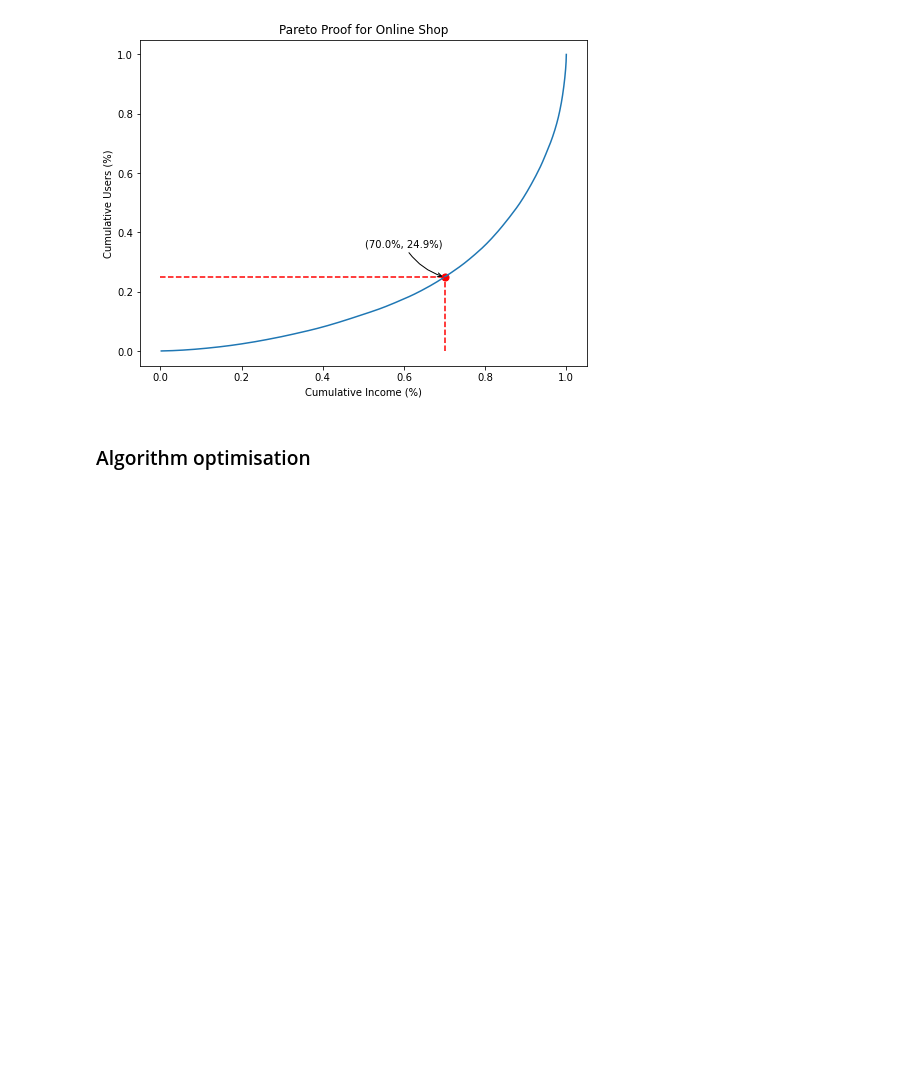
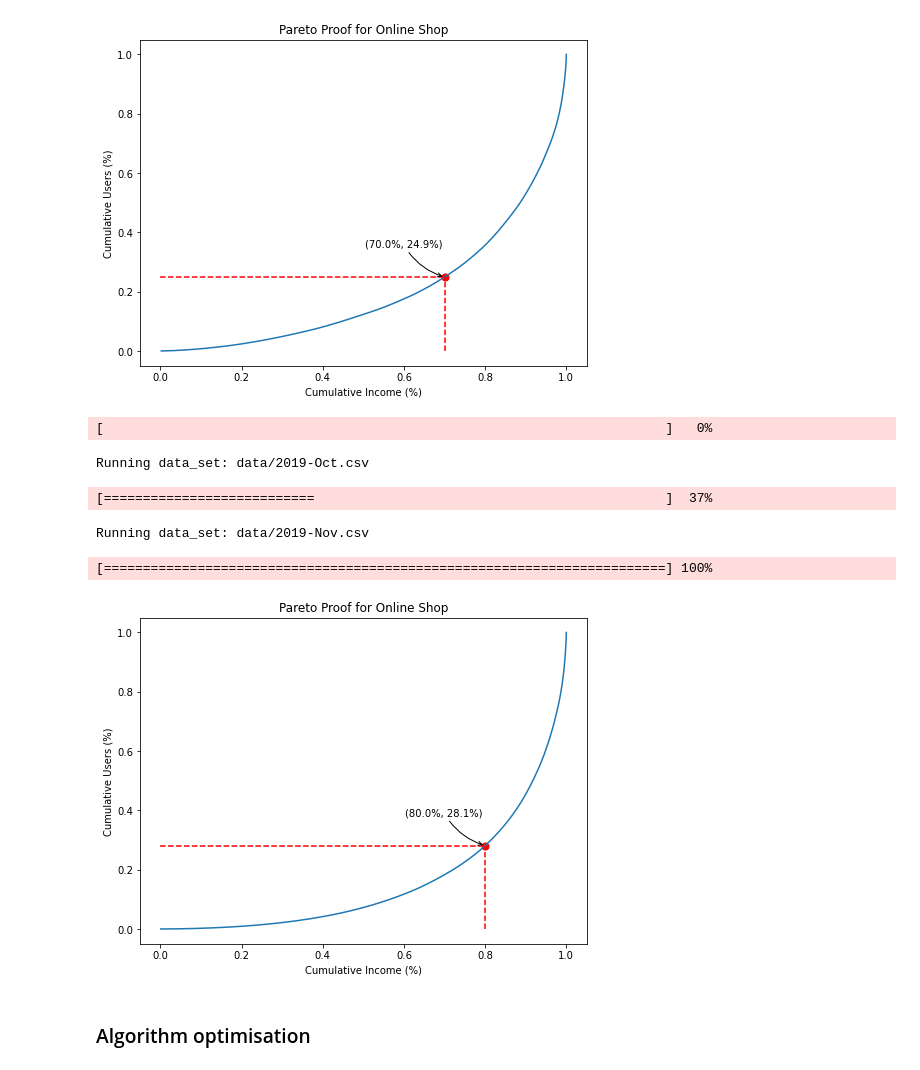
Before and after one commit to ADM-Homework-2/Homework_2, a Jupyter notebook: Main.ipynb, the cells around one changed output. Cells and saved outputs as stored; diff of their text form; code cells hidden in the pictures; blank space fills up the shorter version.

```diff
--- a/Main.ipynb
+++ b/Main.ipynb
@@ -463,6 +388,15 @@ The Pareto principle states that for many outcomes roughly 80% of consequences c
 funcs.pareto_proof_online_shop(full_data_set, income_threshold=0.7)
 # %% [output]
 [figure]
+# %%
+funcs.pareto_proof_online_shop(data_sets=['data/2019-Oct.csv', 'data/2019-Nov.csv'], income_threshold=0.8)
+# %% [output]
+[                                                                        ]   0%
+Running data_set: data/2019-Oct.csv
+[===========================                                             ]  37%
+Running data_set: data/2019-Nov.csv
+[========================================================================] 100%
+[figure, added]
 # %% [markdown]
 ### Algorithm optimisation
 # %%
```
Also changed, not shown: parts of 7 cells of this notebook, 1 other file.
